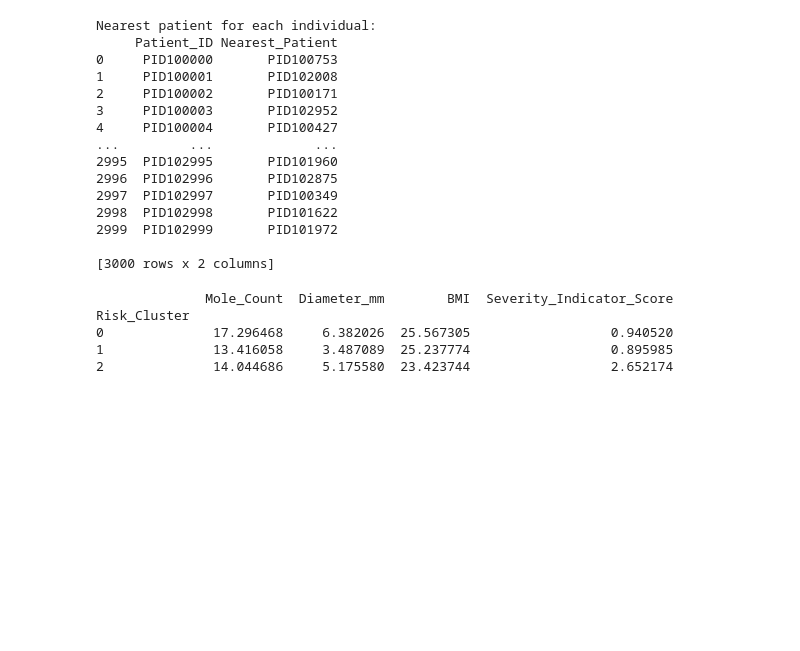
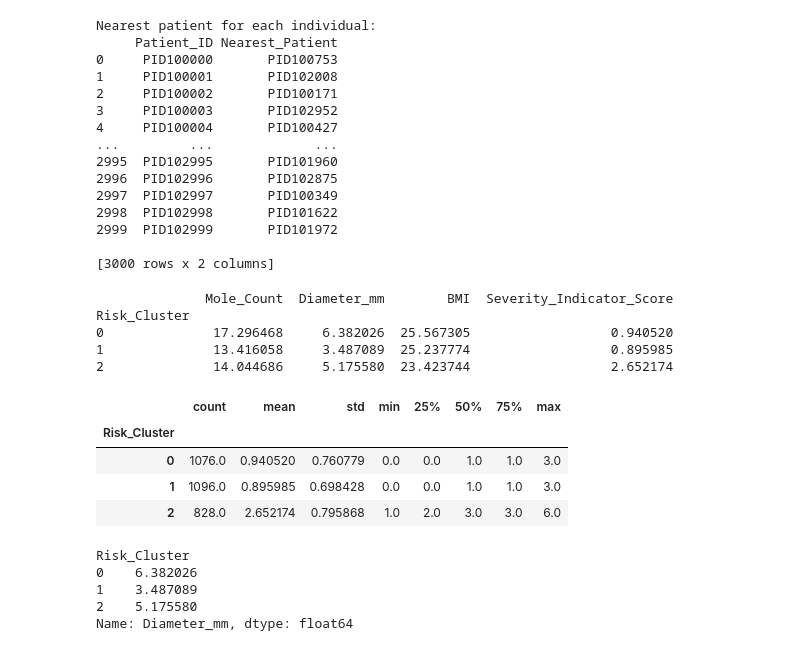
Before and after one commit to rajagowtham0/week-1, a Jupyter notebook: Week1_Day2.ipynb, the cells around one changed output. Cells and saved outputs as stored; diff of their text form; code cells hidden in the pictures; blank space fills up the shorter version.

Commit message:
Performed the risk based group analysis

```diff
--- a/Week1_Day2.ipynb
+++ b/Week1_Day2.ipynb
@@ -237,3 +237,21 @@ Risk_Cluster
 0              17.296468     6.382026  25.567305                  0.940520
 1              13.416058     3.487089  25.237774                  0.895985
 2              14.044686     5.175580  23.423744                  2.652174
+# %%
+# Severity score distribution across risk groups
+df.groupby("Risk_Cluster")["Severity_Indicator_Score"].describe()
+# %% [output]
+|  | count | mean | std | min | 25% | 50% | 75% | max |
+| Risk_Cluster |  |  |  |  |  |  |  |  |
+| 0 | 1076.0 | 0.940520 | 0.760779 | 0.0 | 0.0 | 1.0 | 1.0 | 3.0 |
+| 1 | 1096.0 | 0.895985 | 0.698428 | 0.0 | 0.0 | 1.0 | 1.0 | 3.0 |
+| 2 | 828.0 | 2.652174 | 0.795868 | 1.0 | 2.0 | 3.0 | 3.0 | 6.0 |
+# %%
+# Mean lesion diameter per
+df.groupby("Risk_Cluster")["Diameter_mm"].mean()
+# %% [output]
+Risk_Cluster
+0    6.382026
+1    3.487089
+2    5.175580
+Name: Diameter_mm, dtype: float64
```
Also changed, not shown: parts of 1 cell of this notebook.
